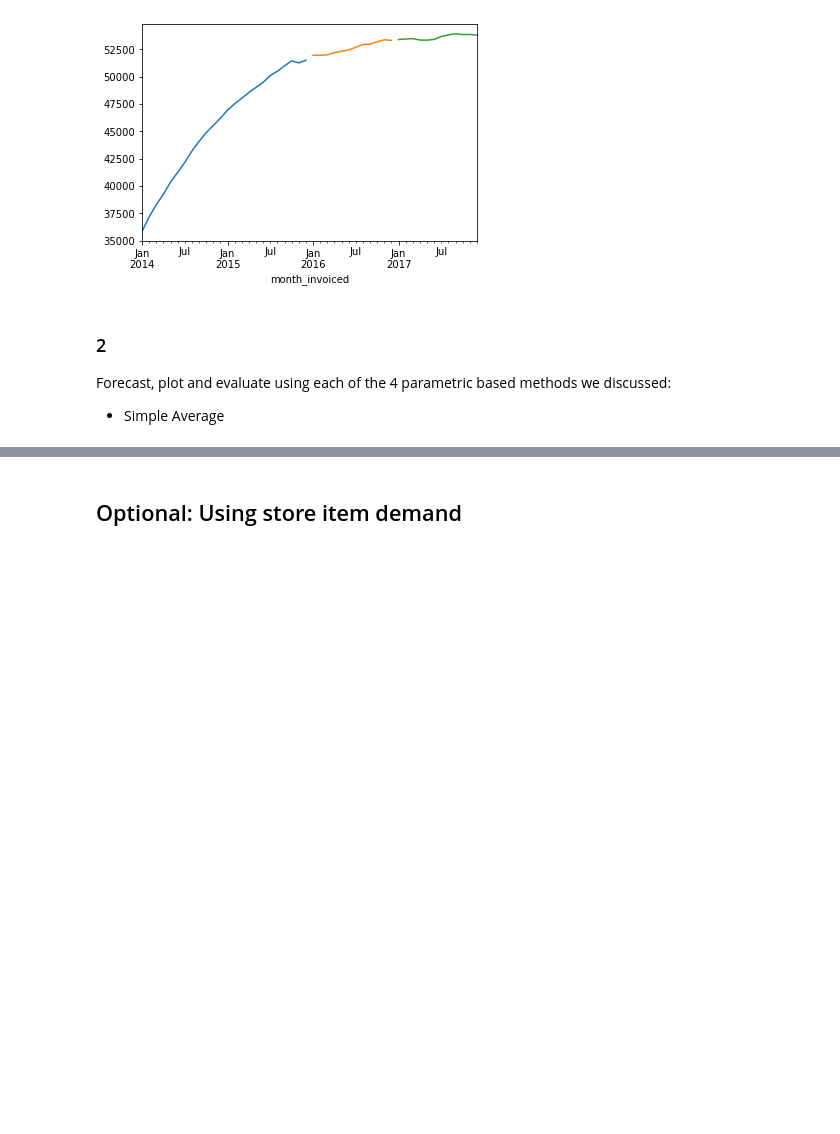
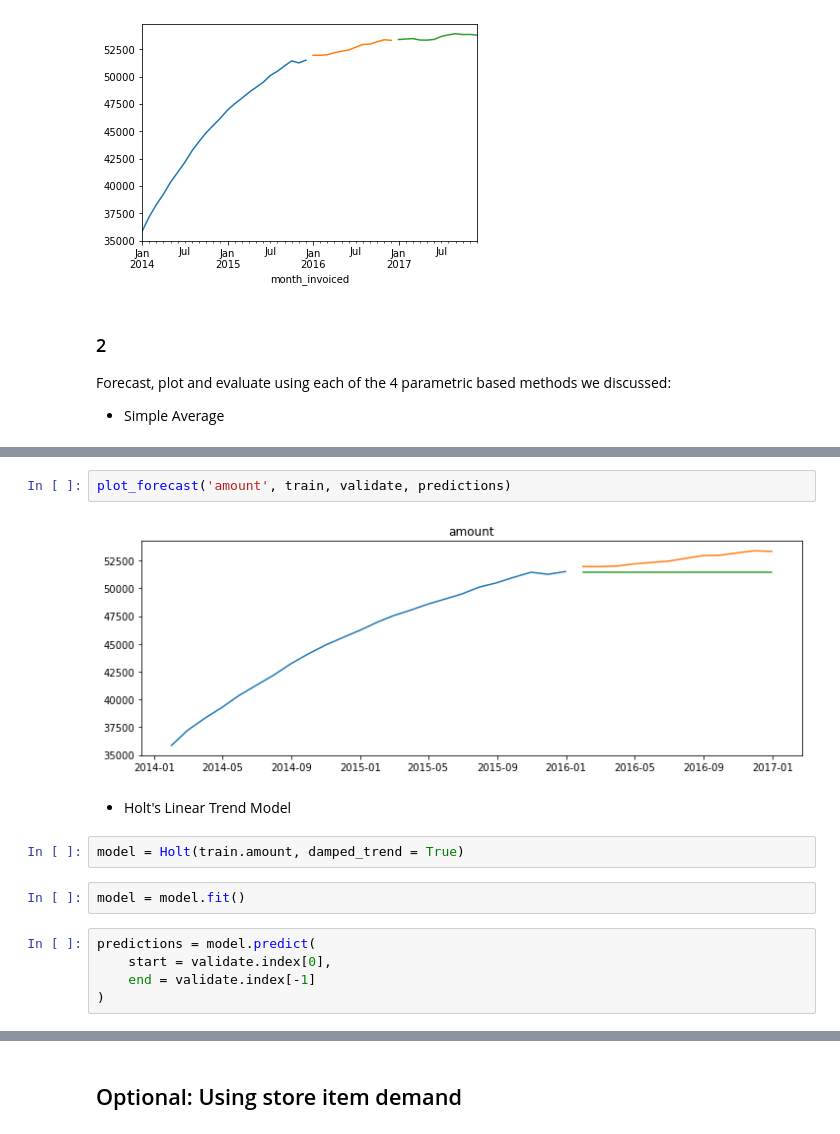
Before and after one commit to alegarcia-dev/time-series-exercises, a Jupyter notebook: model.ipynb, the cells around one changed output, grey strips where cells are left out. Saved outputs shown, nothing was run; the diff lists cells and outputs as text; blank space fills up the shorter version.

Commit message:
:white_check_mark: Completed modeling exercises

```diff
--- a/model.ipynb
+++ b/model.ipynb
@@ -120,0 +168,15 @@ Forecast, plot and evaluate using each of the 4 parametric based methods we disc
+# %%
+plot_forecast('amount', train, validate, predictions)
+# %% [output]
+[figure, added]
+# %% [markdown]
+- Holt's Linear Trend Model
+# %%
+model = Holt(train.amount, damped_trend = True)
+# %%
+model = model.fit()
+# %%
+predictions = model.predict(
+    start = validate.index[0],
+    end = validate.index[-1]
+)
```
Also changed, not shown: parts of 42 cells of this notebook, 1 other file.
